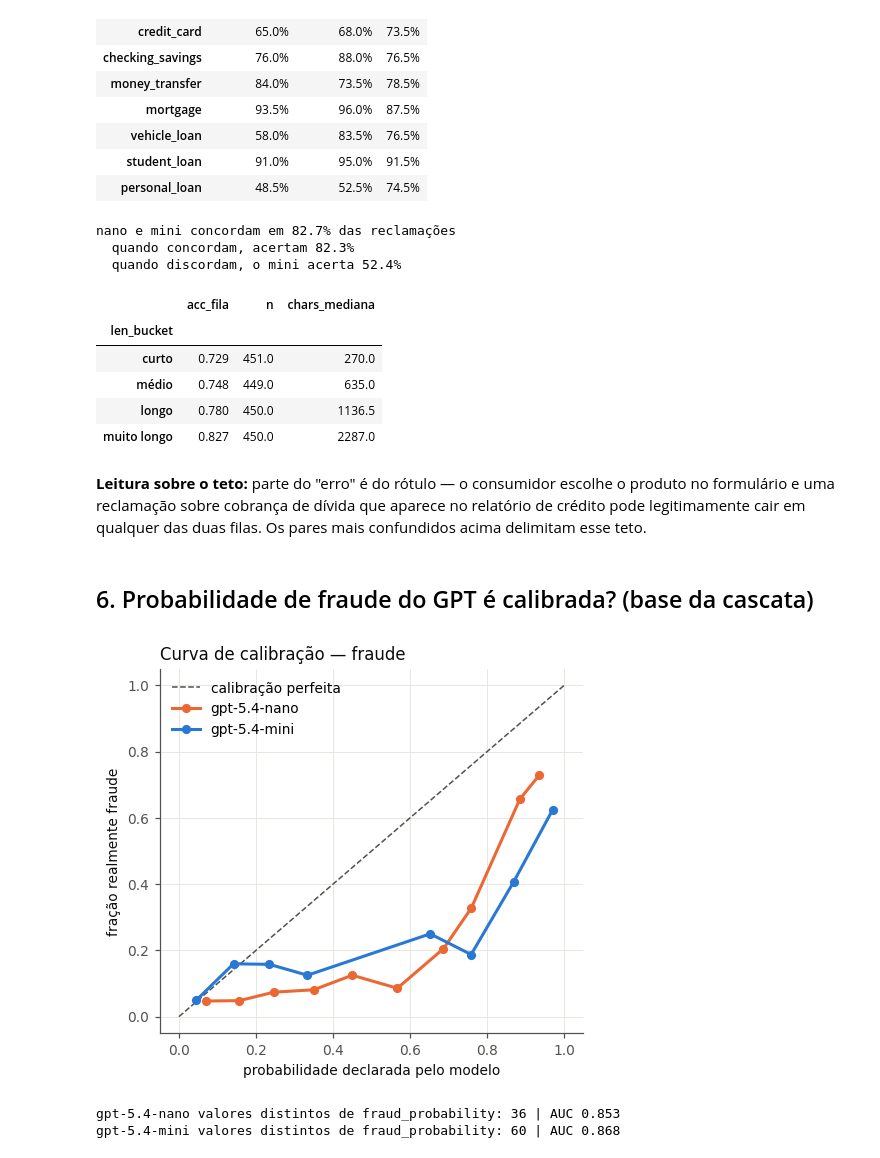
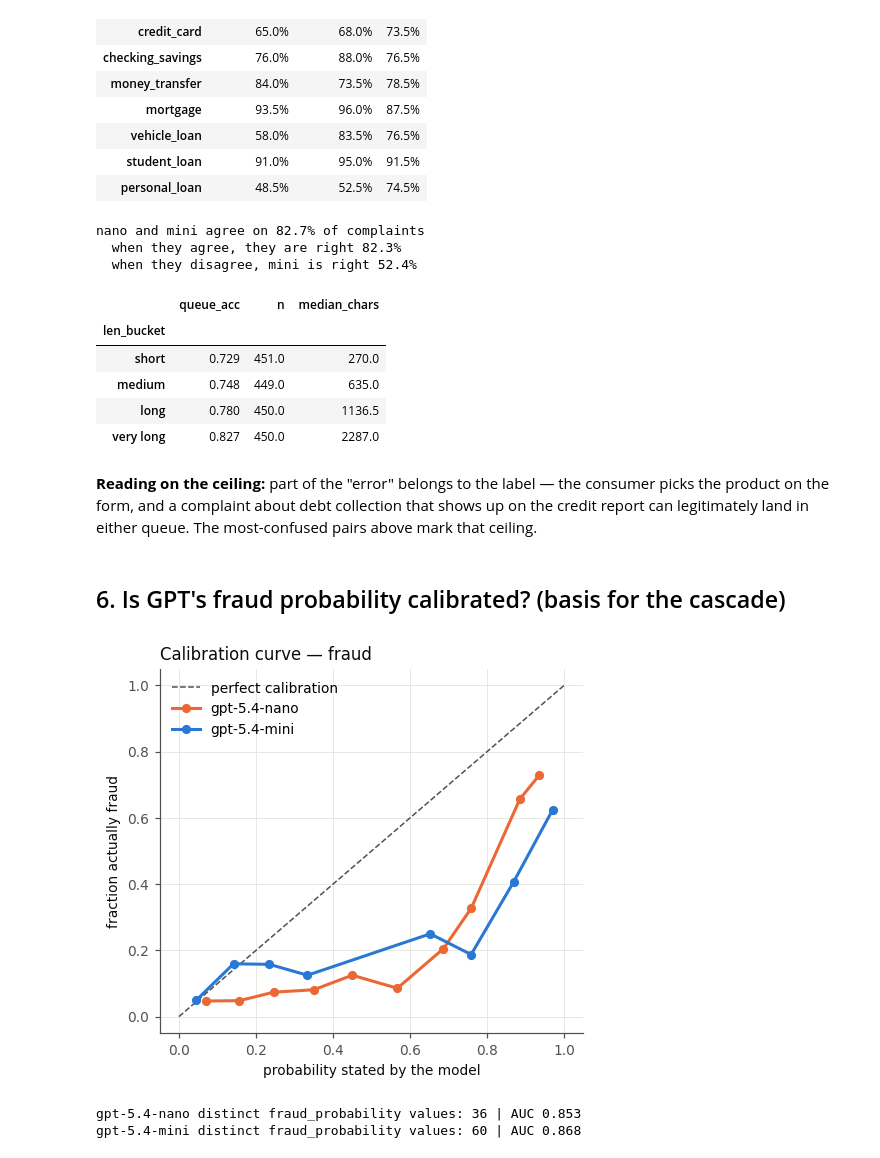
Before and after one commit to stuaninauts/laya-vs-llms-benchmark, a Jupyter notebook: 07_eda.ipynb, the cells around one changed output. Saved outputs shown, nothing was run; the diff lists cells and outputs as text; code cells hidden in the pictures.

```diff
--- a/07_eda.ipynb
+++ b/07_eda.ipynb
@@ -286,41 +286,41 @@ per_q.loc[QUEUES].style.format("{:.1%}").background_gradient(cmap="Blues", vmin=
 nano = llm["gpt-5.4-nano"]
 both = mini.merge(nano[["id", "llm_product"]], on="id", suffixes=("_mini", "_nano"))
 agree = both.llm_product_mini == both.llm_product_nano
-print(f"nano e mini concordam em {agree.mean():.1%} das reclamações")
-print(f"  quando concordam, acertam {(both.llm_product_mini[agree] == both['queue'][agree]).mean():.1%}")
-print(f"  quando discordam, o mini acerta {(both.llm_product_mini[~agree] == both['queue'][~agree]).mean():.1%}")
+print(f"nano and mini agree on {agree.mean():.1%} of complaints")
+print(f"  when they agree, they are right {(both.llm_product_mini[agree] == both['queue'][agree]).mean():.1%}")
+print(f"  when they disagree, mini is right {(both.llm_product_mini[~agree] == both['queue'][~agree]).mean():.1%}")
 
-mini["len_bucket"] = pd.qcut(mini.text.str.len(), 4, labels=["curto", "médio", "longo", "muito longo"])
-mini.groupby("len_bucket").apply(lambda g: pd.Series({"acc_fila": (g["queue"] == g.llm_product).mean(),
-                                                     "n": len(g), "chars_mediana": g.text.str.len().median()})).round(3)
+mini["len_bucket"] = pd.qcut(mini.text.str.len(), 4, labels=["short", "medium", "long", "very long"])
+mini.groupby("len_bucket").apply(lambda g: pd.Series({"queue_acc": (g["queue"] == g.llm_product).mean(),
+                                                     "n": len(g), "median_chars": g.text.str.len().median()})).round(3)
 # %% [output]
-nano e mini concordam em 82.7% das reclamações
-  quando concordam, acertam 82.3%
-  quando discordam, o mini acerta 52.4%
+nano and mini agree on 82.7% of complaints
+  when they agree, they are right 82.3%
+  when they disagree, mini is right 52.4%
-|  | acc_fila | n | chars_mediana |
+|  | queue_acc | n | median_chars |
 | len_bucket |  |  |  |
-| curto | 0.729 | 451.0 | 270.0 |
-| médio | 0.748 | 449.0 | 635.0 |
-| longo | 0.780 | 450.0 | 1136.5 |
-| muito longo | 0.827 | 450.0 | 2287.0 |
+| short | 0.729 | 451.0 | 270.0 |
+| medium | 0.748 | 449.0 | 635.0 |
+| long | 0.780 | 450.0 | 1136.5 |
+| very long | 0.827 | 450.0 | 2287.0 |
-# %% [markdown]
-**Leitura sobre o teto:** parte do "erro" é do rótulo — o consumidor escolhe o produto no formulário
-e uma reclamação sobre cobrança de dívida que aparece no relatório de crédito pode legitimamente
-cair em qualquer das duas filas. Os pares mais confundidos acima delimitam esse teto.
-# %% [markdown]
-## 6. Probabilidade de fraude do GPT é calibrada? (base da cascata)
+# %% [markdown]
+**Reading on the ceiling:** part of the "error" belongs to the label — the consumer picks the product on the form,
+and a complaint about debt collection that shows up on the credit report can legitimately
+land in either queue. The most-confused pairs above mark that ceiling.
+# %% [markdown]
+## 6. Is GPT's fraud probability calibrated? (basis for the cascade)
 # %%
 fig, ax = plt.subplots(figsize=(4.6, 4.2))
-ax.plot([0, 1], [0, 1], color=MUTED, lw=1, ls="--", label="calibração perfeita")
+ax.plot([0, 1], [0, 1], color=MUTED, lw=1, ls="--", label="perfect calibration")
 for (m, d), c in zip(llm.items(), [ORANGE, BLUE]):
     b = pd.cut(d.llm_fraud_p, np.linspace(0, 1, 11), include_lowest=True)
     r = d.groupby(b).agg(p=("llm_fraud_p", "mean"), y=("fraud", "mean"), n=("fraud", "size")).dropna()
     ax.plot(r.p, r.y, marker="o", ms=5, lw=2, color=c, label=m)
-ax.set_xlabel("probabilidade declarada pelo modelo"); ax.set_ylabel("fração realmente fraude")
-ax.set_title("Curva de calibração — fraude", loc="left", color=INK); ax.legend(frameon=False); plt.tight_layout(); plt.show()
+ax.set_xlabel("probability stated by the model"); ax.set_ylabel("fraction actually fraud")
+ax.set_title("Calibration curve — fraud", loc="left", color=INK); ax.legend(frameon=False); plt.tight_layout(); plt.show()
 for m, d in llm.items():
-    print(m, "valores distintos de fraud_probability:", d.llm_fraud_p.round(2).nunique(), "| AUC", round(roc_auc_score(d.fraud, d.llm_fraud_p), 3))
+    print(m, "distinct fraud_probability values:", d.llm_fraud_p.round(2).nunique(), "| AUC", round(roc_auc_score(d.fraud, d.llm_fraud_p), 3))
 # %% [output]
-[figure, old version]
+[figure, new version]
-gpt-5.4-nano valores distintos de fraud_probability: 36 | AUC 0.853
-gpt-5.4-mini valores distintos de fraud_probability: 60 | AUC 0.868
+gpt-5.4-nano distinct fraud_probability values: 36 | AUC 0.853
+gpt-5.4-mini distinct fraud_probability values: 60 | AUC 0.868
```
Also changed, not shown: parts of 37 cells of this notebook, 34 other files.
